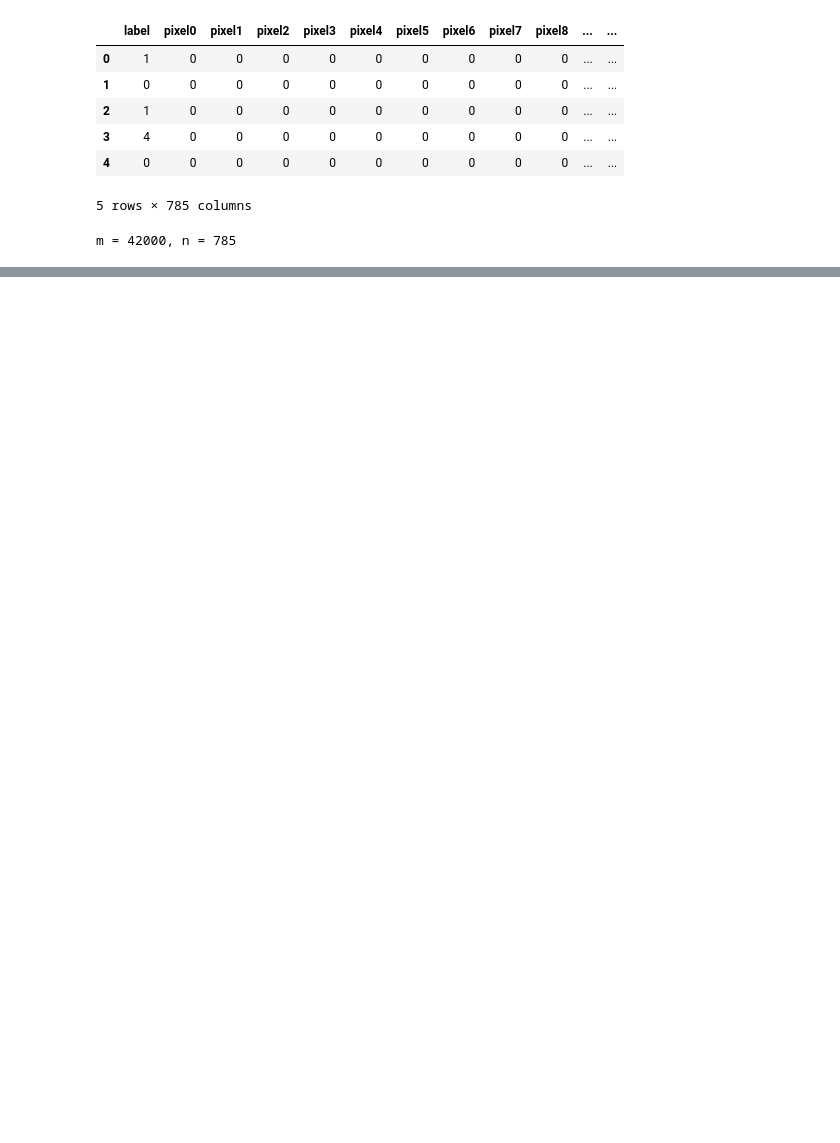
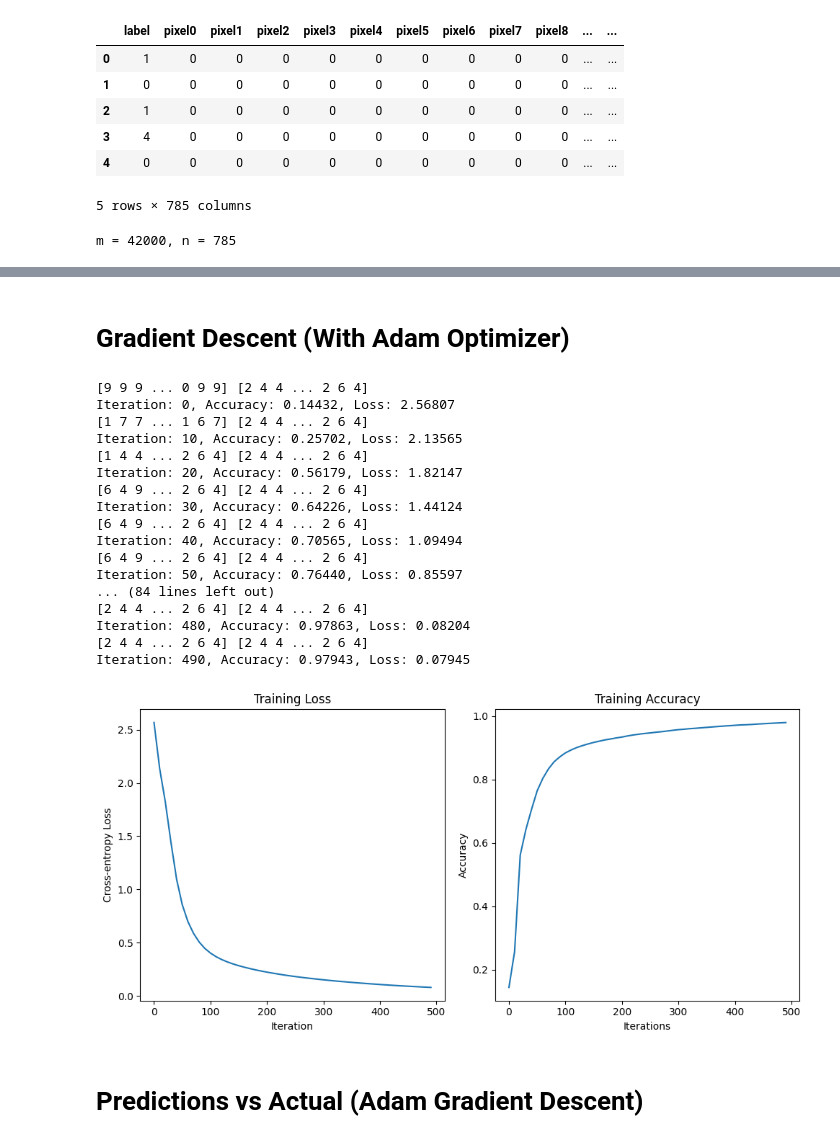
Before and after one commit to KantaS12/GenAIProj, a Jupyter notebook: nn-from-scratch-mnist.ipynb, the cells around one changed output, grey strips where cells are left out. Saved outputs shown, nothing was run; the diff lists cells and outputs as text; code cells hidden in the pictures; blank space fills up the shorter version.

```diff
--- a/nn-from-scratch-mnist.ipynb
+++ b/nn-from-scratch-mnist.ipynb
@@ -196,0 +399,25 @@ Iteration:  10
+# %% [markdown]
+# **Gradient Descent (With Adam Optimizer)**
+# %%
+W1, b1, W2, b2, W3, b3, W4, b4, W5, b5 = gradient_descent_adam(X_train, Y_train, 0.001, 500)
+# %% [output]
+[9 9 9 ... 0 9 9] [2 4 4 ... 2 6 4]
+Iteration: 0, Accuracy: 0.14432, Loss: 2.56807
+[1 7 7 ... 1 6 7] [2 4 4 ... 2 6 4]
+Iteration: 10, Accuracy: 0.25702, Loss: 2.13565
+[1 4 4 ... 2 6 4] [2 4 4 ... 2 6 4]
+Iteration: 20, Accuracy: 0.56179, Loss: 1.82147
+[6 4 9 ... 2 6 4] [2 4 4 ... 2 6 4]
+Iteration: 30, Accuracy: 0.64226, Loss: 1.44124
+[6 4 9 ... 2 6 4] [2 4 4 ... 2 6 4]
+Iteration: 40, Accuracy: 0.70565, Loss: 1.09494
+[6 4 9 ... 2 6 4] [2 4 4 ... 2 6 4]
+Iteration: 50, Accuracy: 0.76440, Loss: 0.85597
+... (84 lines left out)
+[2 4 4 ... 2 6 4] [2 4 4 ... 2 6 4]
+Iteration: 480, Accuracy: 0.97863, Loss: 0.08204
+[2 4 4 ... 2 6 4] [2 4 4 ... 2 6 4]
+Iteration: 490, Accuracy: 0.97943, Loss: 0.07945
+[figure, added]
+# %% [markdown]
+# **Predictions vs Actual (Adam Gradient Descent)**
```
Also changed, not shown: parts of 21 cells of this notebook.
